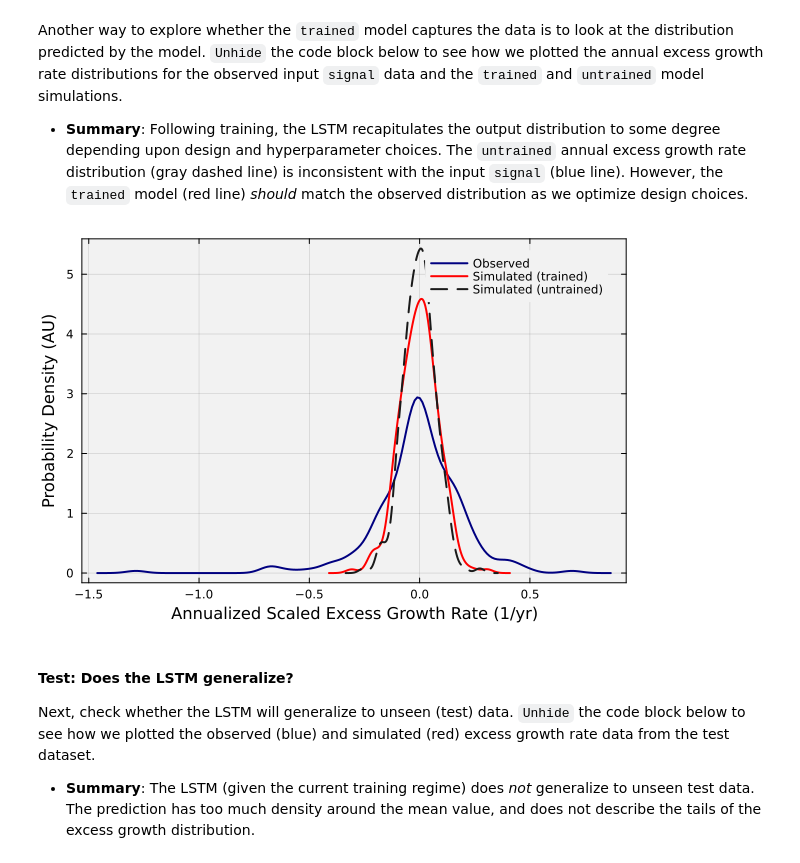
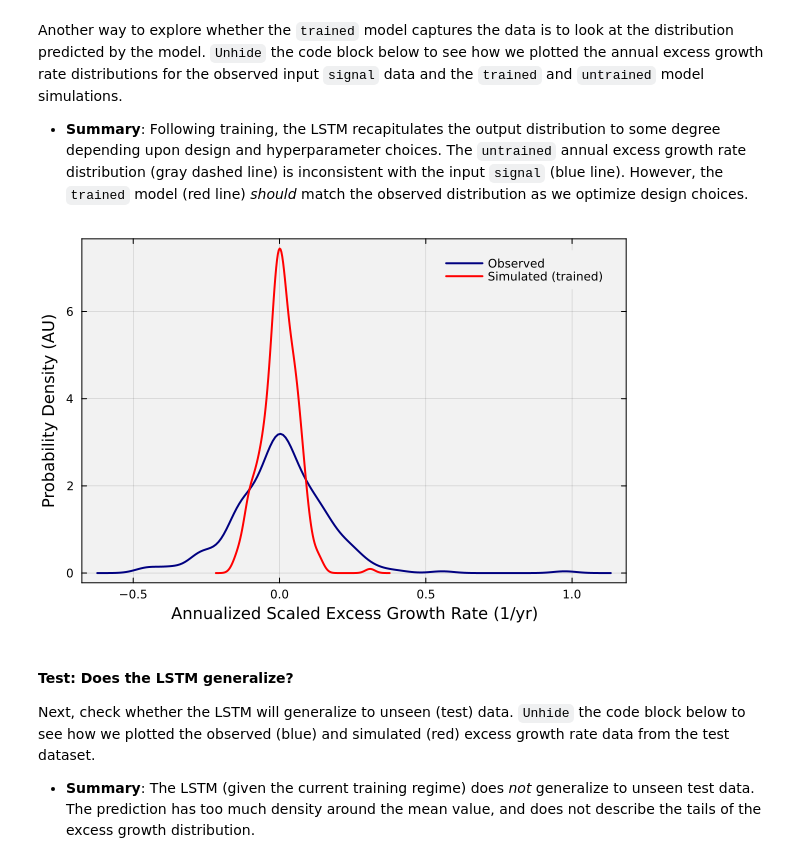
Before and after one commit to varnerlab/CHEME-5820-Lectures-Spring-2025, a Jupyter notebook: lectures/week-13/L13a/CHEME-5820-L13a-LSTM-S2025.ipynb, the cells around one changed output. Drawn from its saved outputs; the diff is of its cells as text; code cells hidden in the pictures.

```diff
--- a/lectures/week-13/L13a/CHEME-5820-L13a-LSTM-S2025.ipynb
+++ b/lectures/week-13/L13a/CHEME-5820-L13a-LSTM-S2025.ipynb
@@ -120,8 +118,8 @@ list_of_all_tickers = keys(dataset) |> collect |> sort;
 # %% [markdown]
 For later, let's grab a few tickers to explore.
 # %%
-index_SPY = findfirst(x->x=="SPY", list_of_all_tickers); # SPY is an ETF for the SP500
-index_AMD = findfirst(x->x=="AMD", list_of_all_tickers); # Any liquid ticker here
+index_signal = findfirst(x->x=="SPY", list_of_all_tickers); # this will be our input data
+index_target = findfirst(x->x=="SPY", list_of_all_tickers); # this will be what we are trying to predict
 # %% [markdown]
 Compute the expected (annualized) excess log growth rate by passing the `dataset` and the entire list of firms we have in the dataset to the [log_growth_matrix(...) method](src/Compute.jl). The log growth rate between time period $j-1$ to $j$, e.g., yesterday to today is defined as:
 $$
@@ -225,8 +243,8 @@ xₒ, yₒ = let
     daycount = 1;
     for i ∈ 1:number_of_batches
         for j ∈ 1:number_of_inputs
-            xₒ[j,:,i] .= training[daycount,index_SPY]; # create train input
-            yₒ[j,:,i] .= training[daycount,index_SPY]; # create train output
+            xₒ[j,:,i] .= training[daycount,index_signal]; # create train input
+            yₒ[j,:,i] .= training[daycount,index_target]; # create train output
             daycount += 1;
         end
     end
@@ -342,22 +360,22 @@ Another way to explore whether the `trained` model captures the data is to look
 # %%
 let
 
     # initialize -
-    batchindex = 1; # index of the batch
+    batchindex = 2; # index of the batch
     y = yₒ[:,:,batchindex]; # get the first batch of training data
     x = xₒ[:,:,batchindex]; # get the first batch of training data
     ŷ = trainedmodel(x); # get the predicted values
     initial_output = initialprediction[:,:,batchindex];
 
     density(y, label="Observed", bg="gray95", background_color_outside="white",
             framestyle = :box, fg_legend = :transparent, lw=2, c=:navy)
     density!(ŷ, normalize=true, c=:red, label="Simulated (trained)", lw=2)
-    density!(initial_output, normalize=true, c=:gray10, label="Simulated (untrained)", lw=2, ls=:dash)
+    # density!(initial_output, normalize=true, c=:gray10, label="Simulated (untrained)", lw=2, ls=:dash)
     xlabel!("Annualized Scaled Excess Growth Rate (1/yr)", fontsize=18)
     ylabel!("Probability Density (AU)", fontsize=18)
 end
 # %% [output]
-[figure, old version]
+[figure, new version]
 # %% [markdown]
 #### Test: Does the LSTM generalize?
 Next, check whether the LSTM will generalize to unseen (test) data. `Unhide` the code block below to see how we plotted the observed (blue) and simulated (red) excess growth rate data from the test dataset.
```
Also changed, not shown: parts of 9 cells of this notebook.
